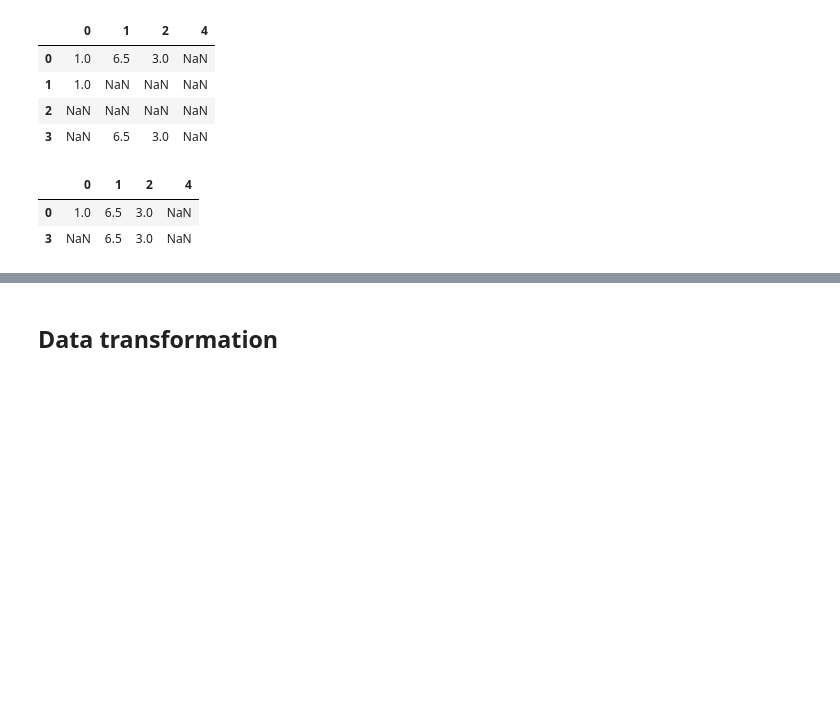
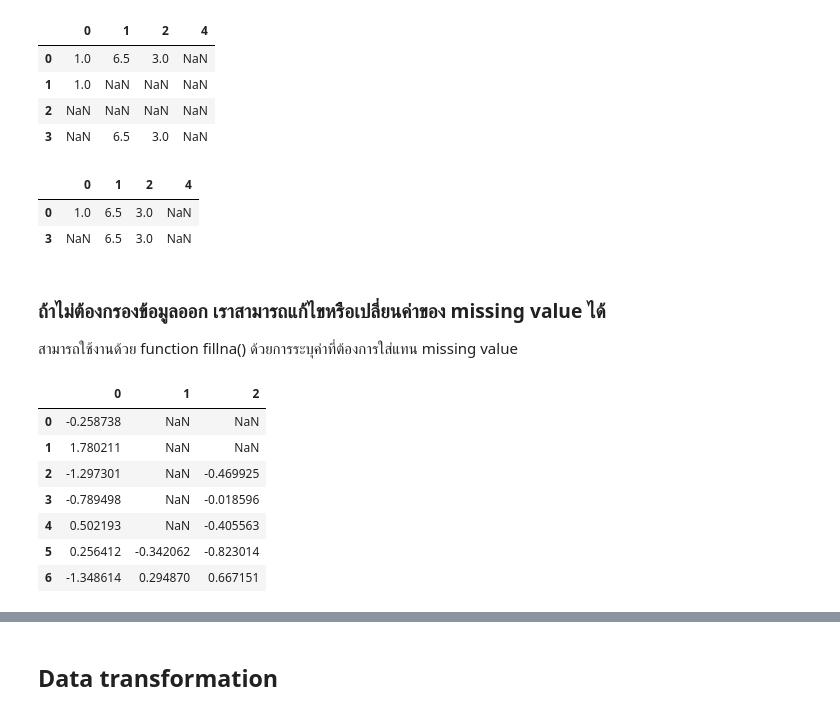
Before and after one commit to up1/course-basic-python, a Jupyter notebook: notebook/data_cleaning_and_preparation.ipynb, the cells around one changed output, grey strips where cells are left out. Drawn from its saved outputs; the diff is of its cells as text; code cells hidden in the pictures; blank space fills up the shorter version.

Commit message:
Fillin data of missing value

```diff
--- a/notebook/data_cleaning_and_preparation.ipynb
+++ b/notebook/data_cleaning_and_preparation.ipynb
@@ -169,3 +169,20 @@ data
 |  | 0 | 1 | 2 | 4 |
 | 0 | 1.0 | 6.5 | 3.0 | NaN |
 | 3 | NaN | 6.5 | 3.0 | NaN |
+# %% [markdown]
+### ถ้าไม่ต้องกรองข้อมูลออก เราสามารถแก้ไขหรือเปลี่ยนค่าของ missing value ได้
+สามารถใช้งานด้วย function fillna() ด้วยการระบุค่าที่ต้องการใส่แทน missing value
+# %%
+data = pd.DataFrame(np.random.randn(7, 3))
+data.iloc[:5, 1] = NA
+data.iloc[:2, 2] = NA
+data
+# %% [output]
+|  | 0 | 1 | 2 |
+| 0 | -0.258738 | NaN | NaN |
+| 1 | 1.780211 | NaN | NaN |
+| 2 | -1.297301 | NaN | -0.469925 |
+| 3 | -0.789498 | NaN | -0.018596 |
+| 4 | 0.502193 | NaN | -0.405563 |
+| 5 | 0.256412 | -0.342062 | -0.823014 |
+| 6 | -1.348614 | 0.294870 | 0.667151 |
```
Also changed, not shown: parts of 11 cells of this notebook.
